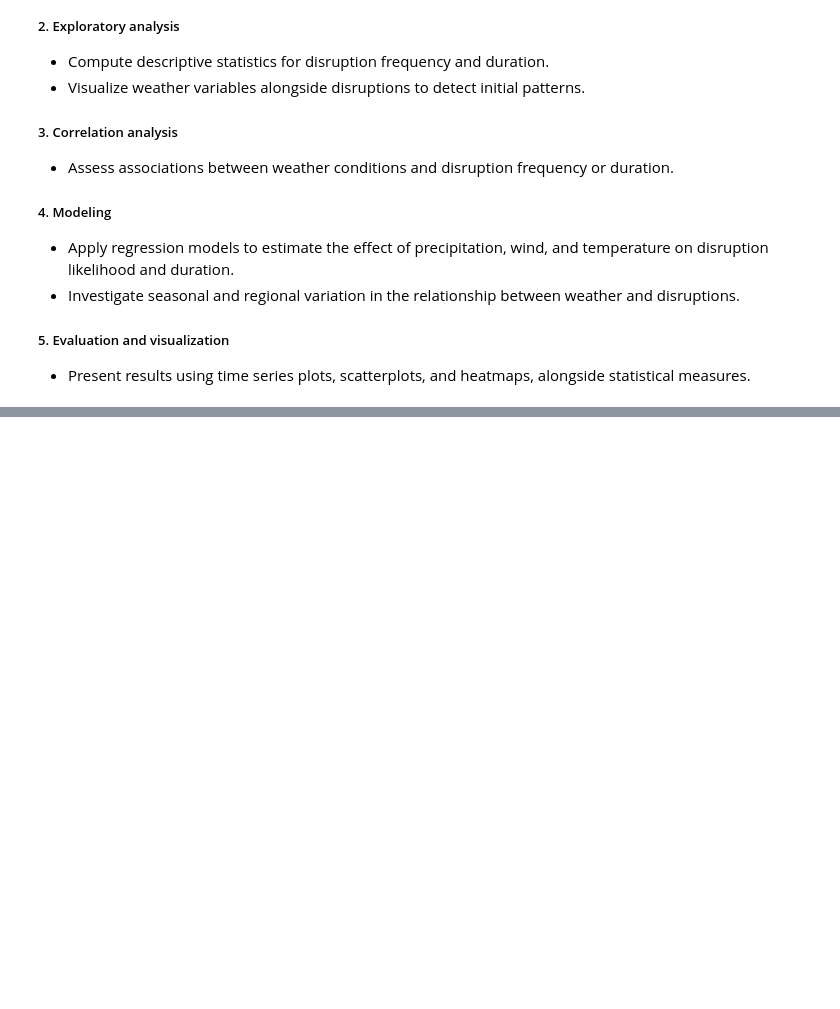
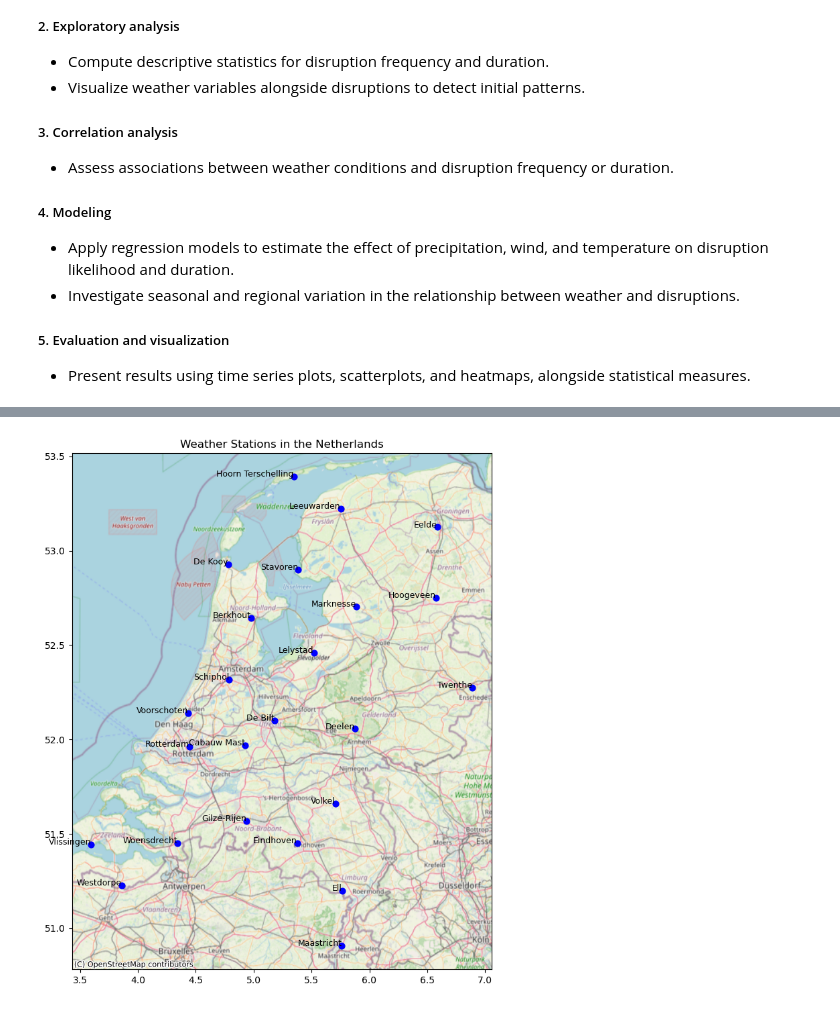
Before and after one commit to Tjerko2002/TIL-groepje-1, a Jupyter notebook: Project_Group_1.ipynb, the cells around one changed output, grey strips where cells are left out. Drawn from its saved outputs; the diff is of its cells as text; code cells hidden in the pictures; blank space fills up the shorter version.

Commit message:
Plots gelukt

```diff
--- a/Project_Group_1.ipynb
+++ b/Project_Group_1.ipynb
@@ -85,2 +102,26 @@ import load_weather_data
+# %%
+# (Assumes you have the same 'df' as in the previous example)
+# 1. Convert the pandas DataFrame to a GeoDataFrame
+gdf = geopandas.GeoDataFrame(df_stations, geometry=geopandas.points_from_xy(df_stations['LON(east)'], df_stations['LAT(north)'])
+)
+# Set the coordinate reference system to WGS84 (standard for GPS)
+gdf.set_crs(epsg=4326, inplace=True)
+
+# 2. Create a plot
+fig, ax = plt.subplots(1, 1, figsize=(10, 10))
+
+# 3. Plot the stations
+gdf.plot(ax=ax, color='blue', markersize=40)
+
+# Add labels for each point
+for x, y, label in zip(gdf.geometry.x, gdf.geometry.y, gdf['NAME']):
+    ax.text(x, y, label, fontsize=9, ha='right')
+
+# 4. Add a basemap for context
+ctx.add_basemap(ax, crs=gdf.crs.to_string(), source=ctx.providers.OpenStreetMap.Mapnik)
+ax.set_title("Weather Stations in the Netherlands")
+plt.show()
+# %% [output]
+[figure, added]
 # %%
 # %% [output]
```
Also changed, not shown: parts of 3 cells of this notebook, 1 other file.
